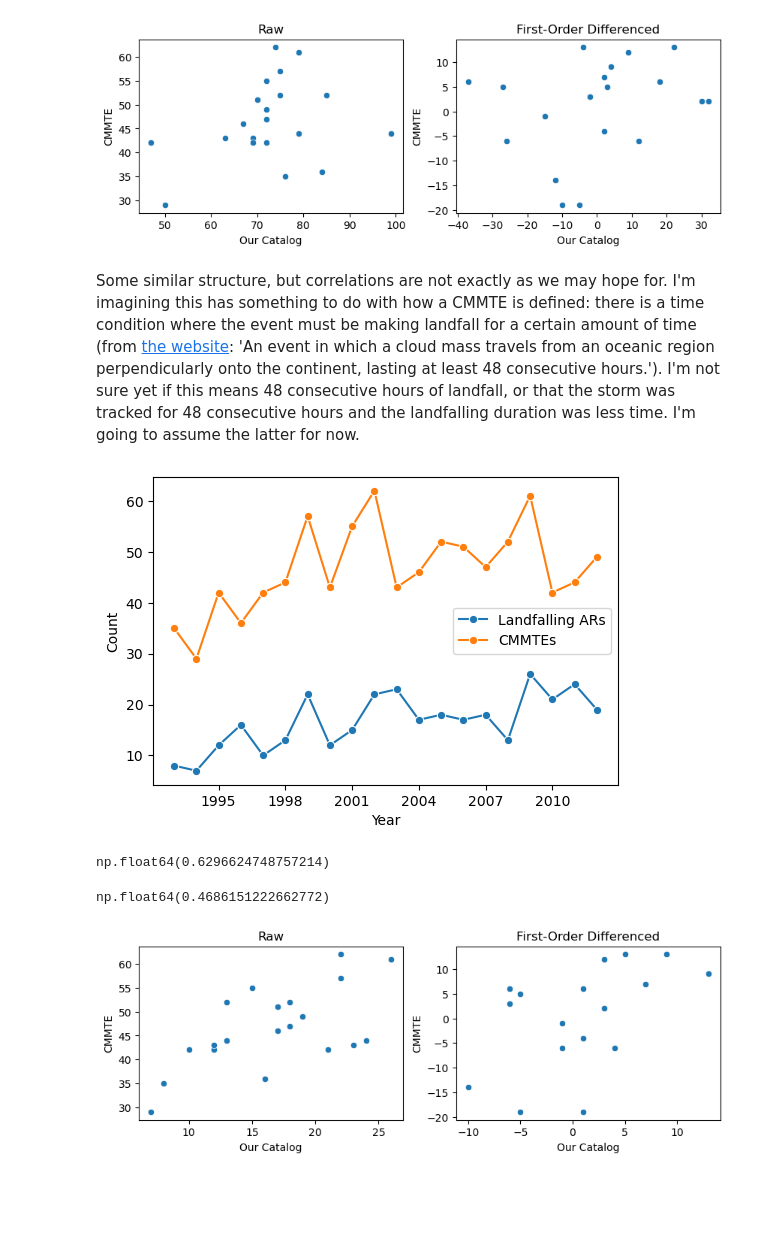
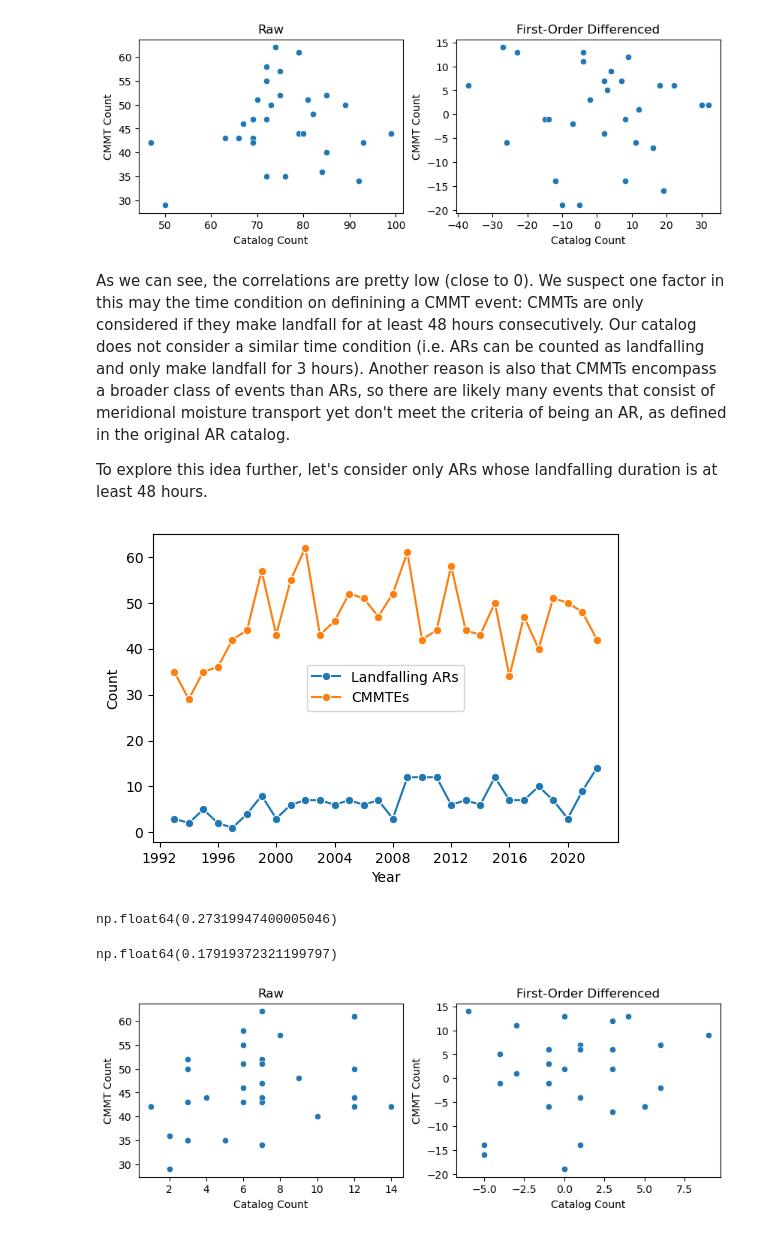
Before and after one commit to jbbutler/antarctic_AR_dataset, a Jupyter notebook: notebooks/quality_assurance/cmmt_comparison.ipynb, the cells around one changed output. Drawn from its saved outputs; the diff is of its cells as text; code cells hidden in the pictures; blank space fills up the shorter version.

```diff
--- a/notebooks/quality_assurance/cmmt_comparison.ipynb
+++ b/notebooks/quality_assurance/cmmt_comparison.ipynb
@@ -33,7 +42,6 @@ First, let's load up a csv table of with count and duration information for CMMT
 # %%
-# loading up the CMMTE data
-cmmtes = pd.read_csv('../../input_data/cmmte/cmmte_regional_counts_durations.csv')
-cmmtes['count'] = cmmtes.iloc[:,-12:].sum(1)
+# loading up the CMMT data
+cmmts = pd.read_csv('../../input_data/cmmt/cmmt_counts.csv')
 # %%
 # loading up the catalogs and doing some light preprocessing
 ais_da = load_ais()
@@ -92,23 +100,25 @@ np.float64(0.24846147152027)
 fig, ax = plt.subplots(ncols=2, figsize=(10,3))
 
 ax[0].set_title('Raw')
-ax[0].set_ylabel('CMMTE')
-ax[0].set_xlabel('Our Catalog')
-sns.scatterplot(x=yearly_ars, y=yearly_cmmtes, ax=ax[0])
+ax[0].set_ylabel('CMMT Count')
+ax[0].set_xlabel('Catalog Count')
+sns.scatterplot(x=yearly_ars, y=yearly_cmmts, ax=ax[0])
 ax[1].set_title('First-Order Differenced')
-ax[1].set_ylabel('CMMTE')
-ax[1].set_xlabel('Our Catalog')
-sns.scatterplot(x=ars_differenced, y=cmmte_differenced, ax=ax[1]);
+ax[1].set_ylabel('CMMT Count')
+ax[1].set_xlabel('Catalog Count')
+sns.scatterplot(x=ars_differenced, y=cmmt_differenced, ax=ax[1]);
 # %% [output]
-[figure, old version]
+[figure, new version]
 # %% [markdown]
-Some similar structure, but correlations are not exactly as we may hope for. I'm imagining this has something to do with how a CMMTE is defined: there is a time condition where the event must be making landfall for a certain amount of time (from [the website](https://amrdc.ssec.wisc.edu/projects/cmmt): 'An event in which a cloud mass travels from an oceanic region perpendicularly onto the continent, lasting at least 48 consecutive hours.'). I'm not sure yet if this means 48 consecutive hours of landfall, or that the storm was tracked for 48 consecutive hours and the landfalling duration was less time. I'm going to assume the latter for now.
+As we can see, the correlations are pretty low (close to 0). We suspect one factor in this may the time condition on definining a CMMT event: CMMTs are only considered if they make landfall for at least 48 hours consecutively. Our catalog does not consider a similar time condition (i.e. ARs can be counted as landfalling and only make landfall for 3 hours). Another reason is also that CMMTs encompass a broader class of events than ARs, so there are likely many events that consist of meridional moisture transport yet don't meet the criteria of being an AR, as defined in the original AR catalog.
+
+To explore this idea further, let's consider only ARs whose landfalling duration is at least 48 hours.
 # %%
-landfalling_storms_longer = landfalling_storms[landfalling_storms.full_duration >= 48]
-yearly_cmmtes = cmmtes.groupby('Year')['count'].sum()
-yearly_cmmtes = yearly_cmmtes.loc[1993:2012]
+landfalling_storms_longer = landfalling_storms[landfalling_storms.landfall_duration >= 48]
+yearly_cmmts = cmmts.groupby('Year')['# of Events'].sum()
+yearly_cmmts = yearly_cmmts.loc[1993:2022]
 yearly_ars_longer = landfalling_storms_longer.groupby(landfalling_storms_longer['start_date'].dt.year).size()
-yearly_ars_longer = yearly_ars_longer.loc[1993:2012]
+yearly_ars_longer = yearly_ars_longer.loc[1993:2022]
 # %%
 plt.figure(figsize=(6, 4))
 
@@ -116,8 +126,8 @@ sns.lineplot(x=yearly_ars_longer.index.astype(int),
              y=yearly_ars_longer.values,
              marker='o',
              label='Landfalling ARs')
-sns.lineplot(x=yearly_cmmtes.index.astype(int),
-             y=yearly_cmmtes.values,
+sns.lineplot(x=yearly_cmmts.index.astype(int),
+             y=yearly_cmmts.values,
              marker='o',
              label='CMMTEs')
 # Axis Labeling
@@ -127,28 +137,28 @@ plt.ylabel('Count')
 plt.gca().xaxis.set_major_locator(ticker.MaxNLocator(integer=True))
 plt.legend();
 # %% [output]
-[figure, old version]
+[figure, new version]
 # %%
-yearly_cmmtes.corr(yearly_ars_longer)
+yearly_cmmts.corr(yearly_ars_longer)
 # %% [output]
-np.float64(0.6296624748757214)
+np.float64(0.27319947400005046)
 # %%
-cmmte_differenced = yearly_cmmtes.diff(periods=1)
+cmmt_differenced = yearly_cmmts.diff(periods=1)
 ars_differenced_longer = yearly_ars_longer.diff(periods=1)
-ars_differenced_longer.corr(cmmte_differenced)
+ars_differenced_longer.corr(cmmt_differenced)
 # %% [output]
-np.float64(0.4686151222662772)
+np.float64(0.17919372321199797)
 # %%
 fig, ax = plt.subplots(ncols=2, figsize=(10,3))
 
 ax[0].set_title('Raw')
-ax[0].set_ylabel('CMMTE')
-ax[0].set_xlabel('Our Catalog')
-sns.scatterplot(x=yearly_ars_longer, y=yearly_cmmtes, ax=ax[0])
+ax[0].set_ylabel('CMMT Count')
+ax[0].set_xlabel('Catalog Count')
+sns.scatterplot(x=yearly_ars_longer, y=yearly_cmmts, ax=ax[0])
 ax[1].set_title('First-Order Differenced')
-ax[1].set_ylabel('CMMTE')
-ax[1].set_xlabel('Our Catalog')
-sns.scatterplot(x=ars_differenced_longer, y=cmmte_differenced, ax=ax[1]);
+ax[1].set_ylabel('CMMT Count')
+ax[1].set_xlabel('Catalog Count')
+sns.scatterplot(x=ars_differenced_longer, y=cmmt_differenced, ax=ax[1]);
 # %% [output]
-[figure, old version]
+[figure, new version]
 # %% [markdown]
```
Also changed, not shown: parts of 23 cells of this notebook.
